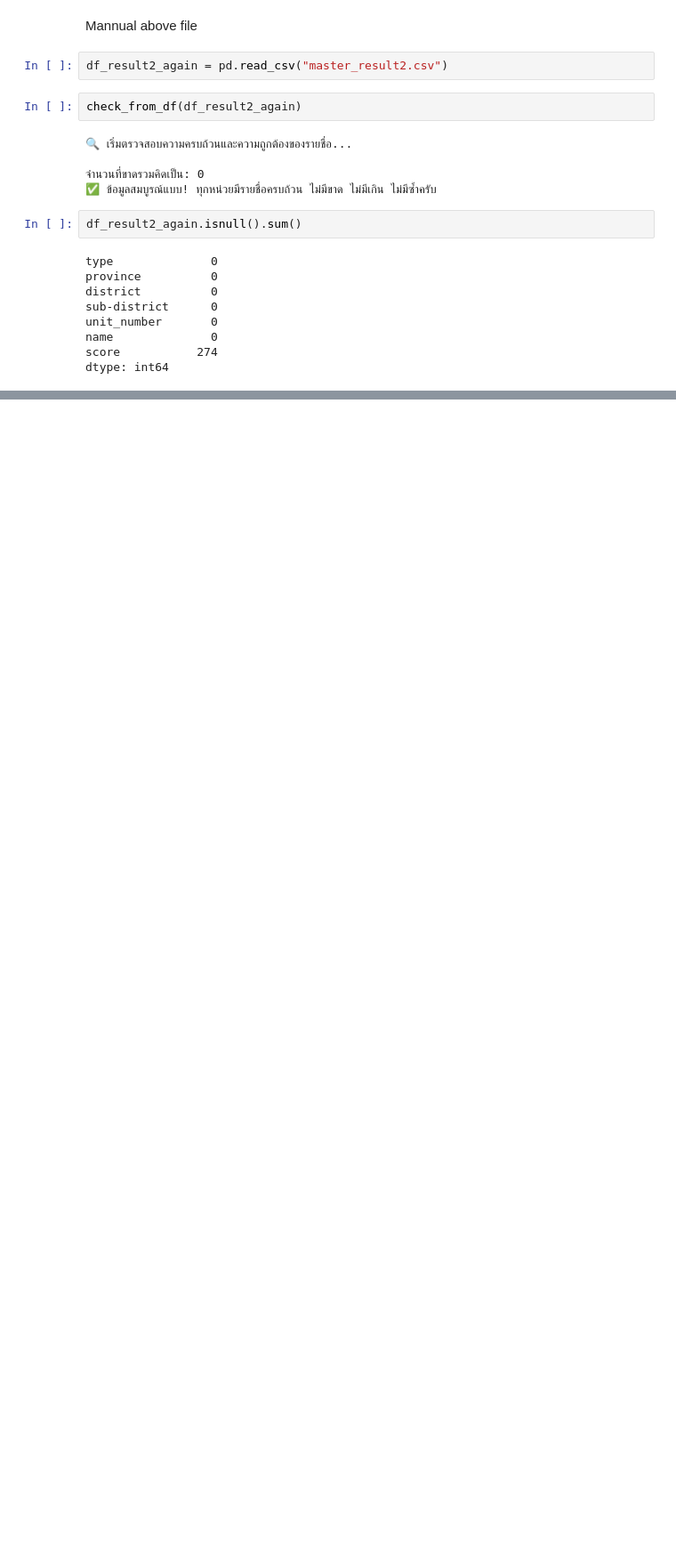
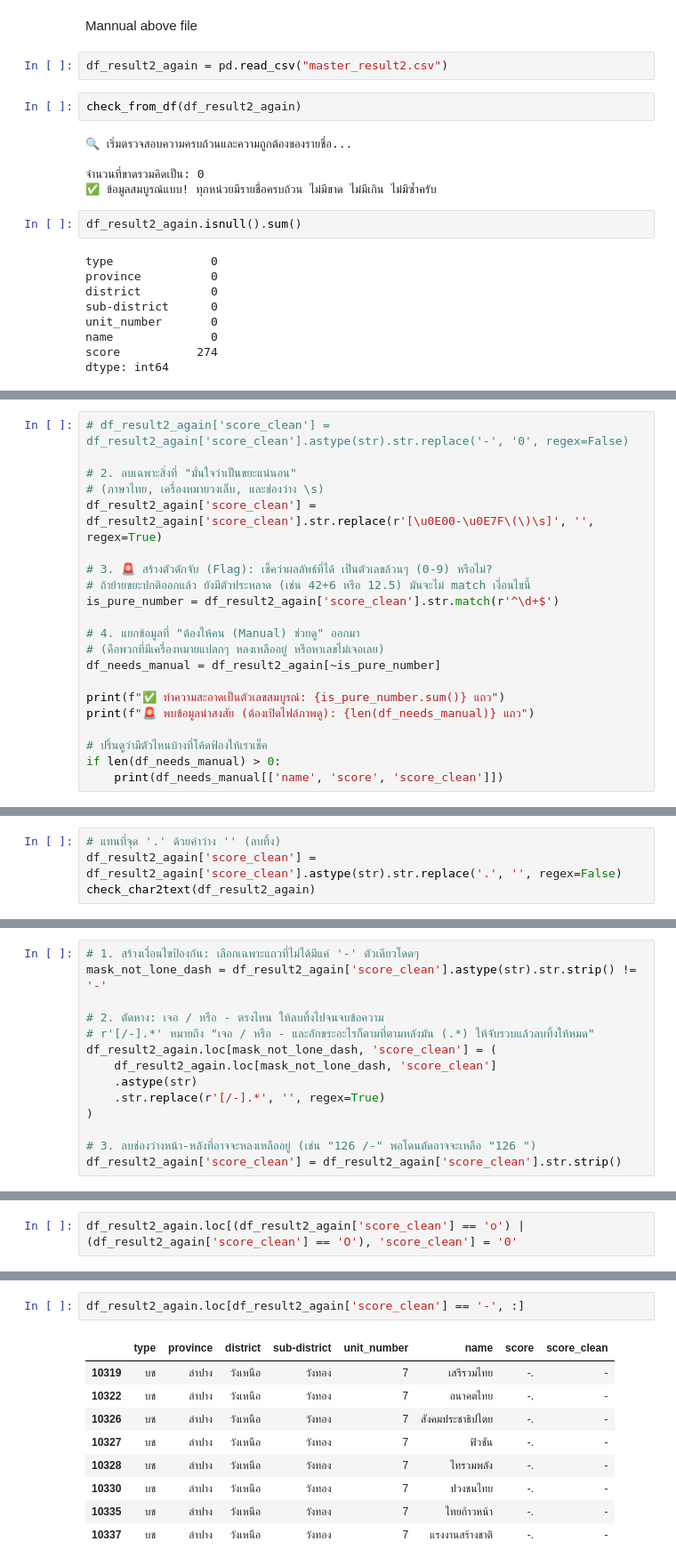
Before and after one commit to PhoengZ/lampang-area2-analyze, a Jupyter notebook: src/Clena_master_results1.ipynb, the cells around one changed output, grey strips where cells are left out. Shown at 89% size. Cells and saved outputs as stored; diff of their text form; blank space fills up the shorter version.

Commit message:
Succes cleaning on result file

```diff
--- a/src/Clena_master_results1.ipynb
+++ b/src/Clena_master_results1.ipynb
@@ -800,0 +900,21 @@ dtype: int64
+# %%
+# df_result2_again['score_clean'] = df_result2_again['score_clean'].astype(str).str.replace('-', '0', regex=False)
+
+# 2. ลบเฉพาะสิ่งที่ "มั่นใจว่าเป็นขยะแน่นอน"
+# (ภาษาไทย, เครื่องหมายวงเล็บ, และช่องว่าง \s)
+df_result2_again['score_clean'] = df_result2_again['score_clean'].str.replace(r'[\u0E00-\u0E7F\(\)\s]', '', regex=True)
+
+# 3. 🚨 สร้างตัวดักจับ (Flag): เช็คว่าผลลัพธ์ที่ได้ เป็นตัวเลขล้วนๆ (0-9) หรือไม่?
+# ถ้าย้ายขยะปกติออกแล้ว ยังมีตัวประหลาด (เช่น 42+6 หรือ 12.5) มันจะไม่ match เงื่อนไขนี้
+is_pure_number = df_result2_again['score_clean'].str.match(r'^\d+$')
+
+# 4. แยกข้อมูลที่ "ต้องให้คน (Manual) ช่วยดู" ออกมา
+# (คือพวกที่มีเครื่องหมายแปลกๆ หลงเหลืออยู่ หรือหาเลขไม่เจอเลย)
+df_needs_manual = df_result2_again[~is_pure_number]
+
+print(f"✅ ทำความสะอาดเป็นตัวเลขสมบูรณ์: {is_pure_number.sum()} แถว")
+print(f"🚨 พบข้อมูลน่าสงสัย (ต้องเปิดไฟล์ภาพดู): {len(df_needs_manual)} แถว")
+
+# ปริ้นดูว่ามีตัวไหนบ้างที่โค้ดฟ้องให้เราเช็ค
+if len(df_needs_manual) > 0:
+    print(df_needs_manual[['name', 'score', 'score_clean']])
@@ -800,0 +958,4 @@ dtype: int64
+# %%
+# แทนที่จุด '.' ด้วยค่าว่าง '' (ลบทิ้ง)
+df_result2_again['score_clean'] = df_result2_again['score_clean'].astype(str).str.replace('.', '', regex=False)
+check_char2text(df_result2_again)
@@ -800,0 +980,14 @@ dtype: int64
+# %%
+# 1. สร้างเงื่อนไขป้องกัน: เลือกเฉพาะแถวที่ไม่ได้มีแค่ '-' ตัวเดียวโดดๆ
+mask_not_lone_dash = df_result2_again['score_clean'].astype(str).str.strip() != '-'
+
+# 2. ตัดหาง: เจอ / หรือ - ตรงไหน ให้ลบทิ้งไปจนจบข้อความ
+# r'[/-].*' หมายถึง "เจอ / หรือ - และอักขระอะไรก็ตามที่ตามหลังมัน (.*) ให้จับรวบแล้วลบทิ้งให้หมด"
+df_result2_again.loc[mask_not_lone_dash, 'score_clean'] = (
+    df_result2_again.loc[mask_not_lone_dash, 'score_clean']
+    .astype(str)
+    .str.replace(r'[/-].*', '', regex=True)
+)
+
+# 3. ลบช่องว่างหน้า-หลังที่อาจจะหลงเหลืออยู่ (เช่น "126 /-" พอโดนตัดอาจจะเหลือ "126 ")
+df_result2_again['score_clean'] = df_result2_again['score_clean'].str.strip()
@@ -800,0 +1046,2 @@ dtype: int64
+# %%
+df_result2_again.loc[(df_result2_again['score_clean'] == 'o') | (df_result2_again['score_clean'] == 'O'), 'score_clean'] = '0'
@@ -800,0 +1088,12 @@ dtype: int64
+# %%
+df_result2_again.loc[df_result2_again['score_clean'] == '-', :]
+# %% [output]
+|  | type | province | district | sub-district | unit_number | name | score | score_clean |
+| 10319 | บช | ลำปาง | วังเหนือ | วังทอง | 7 | เสรีรวมไทย | -. | - |
+| 10322 | บช | ลำปาง | วังเหนือ | วังทอง | 7 | อนาคตไทย | -. | - |
+| 10326 | บช | ลำปาง | วังเหนือ | วังทอง | 7 | สังคมประชาธิปไตย | -. | - |
+| 10327 | บช | ลำปาง | วังเหนือ | วังทอง | 7 | ฟิวชัน | -. | - |
+| 10328 | บช | ลำปาง | วังเหนือ | วังทอง | 7 | ไทรวมพลัง | -. | - |
+| 10330 | บช | ลำปาง | วังเหนือ | วังทอง | 7 | ปวงชนไทย | -. | - |
+| 10335 | บช | ลำปาง | วังเหนือ | วังทอง | 7 | ไทยก้าวหน้า | -. | - |
+| 10337 | บช | ลำปาง | วังเหนือ | วังทอง | 7 | แรงงานสร้างชาติ | -. | - |
```
Also changed, not shown: parts of 30 cells of this notebook, 3 other files.
